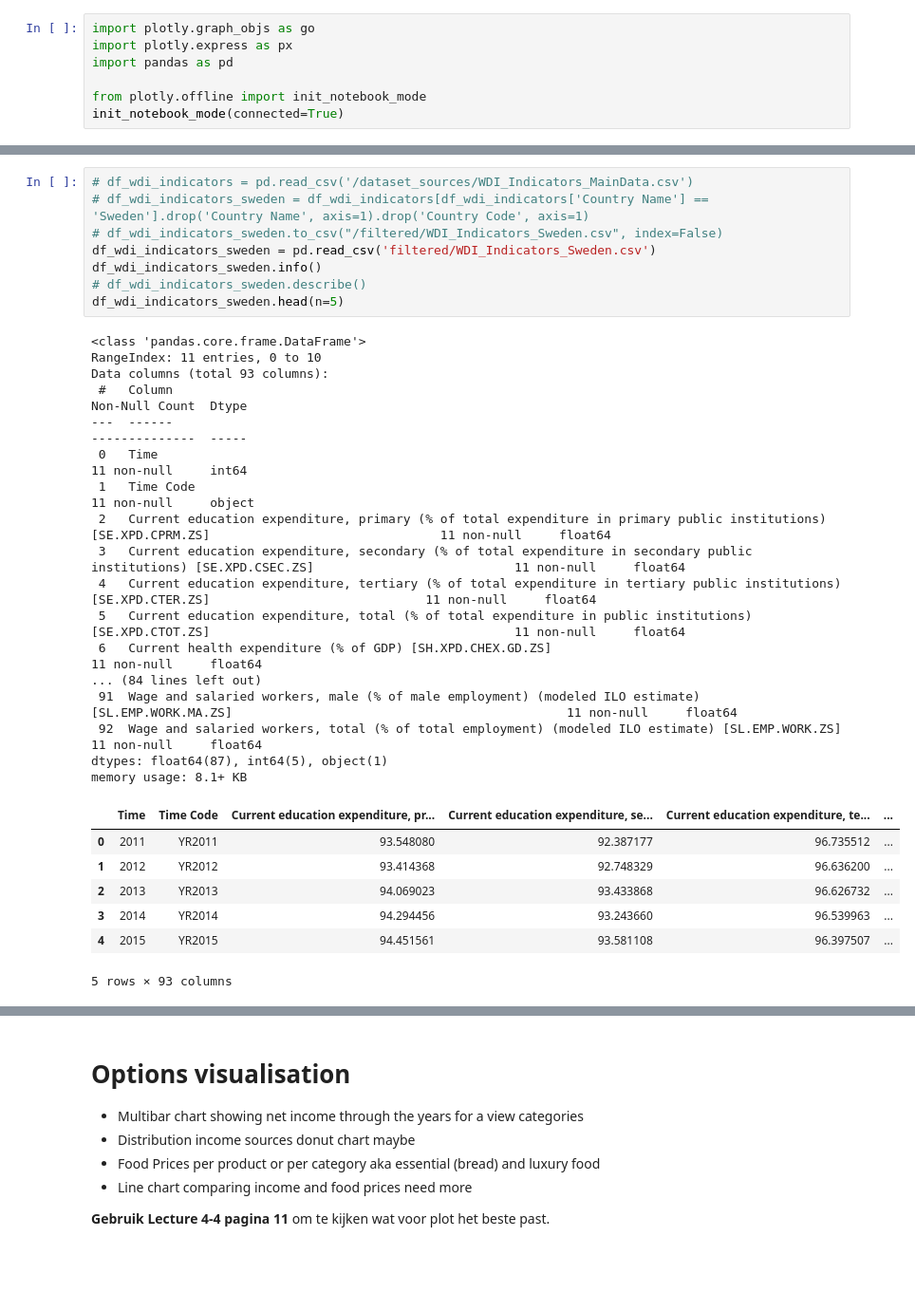
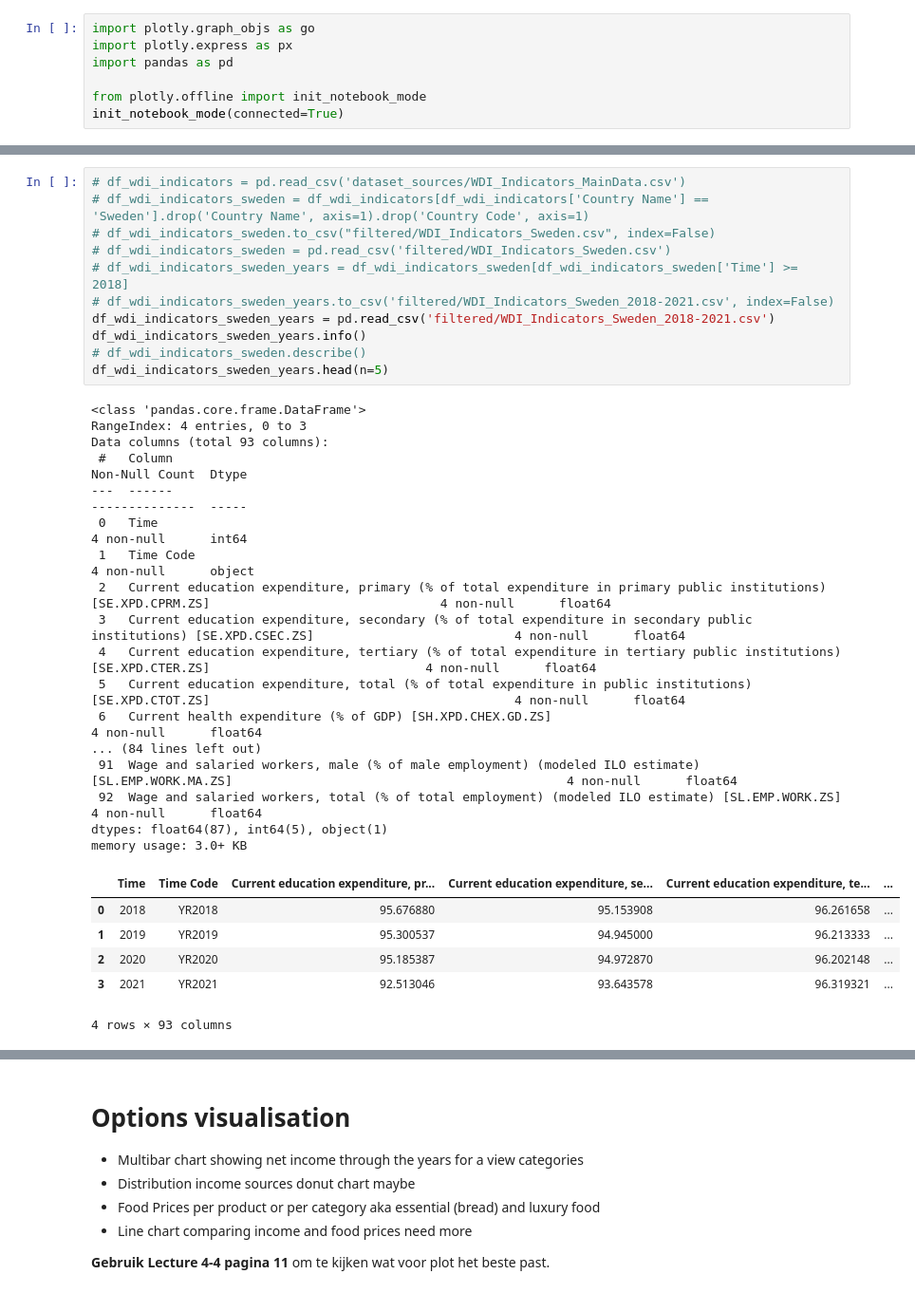
Before and after one commit to prox05/IV-KI-2025, a Jupyter notebook: _build/jupyter_execute/docs/notebook.ipynb, the cells around one changed output, grey strips where cells are left out. Shown at 95% size. Cells and saved outputs as stored; diff of their text form; blank space fills up the shorter version.

Commit message:
New filtered data only containing 2018-2021

```diff
--- a/_build/jupyter_execute/docs/notebook.ipynb
+++ b/_build/jupyter_execute/docs/notebook.ipynb
@@ -42,34 +23,36 @@ memory usage: 17.0+ KB
 # %%
-# df_wdi_indicators = pd.read_csv('/dataset_sources/WDI_Indicators_MainData.csv')
+# df_wdi_indicators = pd.read_csv('dataset_sources/WDI_Indicators_MainData.csv')
 # df_wdi_indicators_sweden = df_wdi_indicators[df_wdi_indicators['Country Name'] == 'Sweden'].drop('Country Name', axis=1).drop('Country Code', axis=1)
-# df_wdi_indicators_sweden.to_csv("/filtered/WDI_Indicators_Sweden.csv", index=False)
-df_wdi_indicators_sweden = pd.read_csv('filtered/WDI_Indicators_Sweden.csv')
-df_wdi_indicators_sweden.info()
+# df_wdi_indicators_sweden.to_csv("filtered/WDI_Indicators_Sweden.csv", index=False)
+# df_wdi_indicators_sweden = pd.read_csv('filtered/WDI_Indicators_Sweden.csv')
+# df_wdi_indicators_sweden_years = df_wdi_indicators_sweden[df_wdi_indicators_sweden['Time'] >= 2018]
+# df_wdi_indicators_sweden_years.to_csv('filtered/WDI_Indicators_Sweden_2018-2021.csv', index=False)
+df_wdi_indicators_sweden_years = pd.read_csv('filtered/WDI_Indicators_Sweden_2018-2021.csv')
+df_wdi_indicators_sweden_years.info()
 # df_wdi_indicators_sweden.describe()
-df_wdi_indicators_sweden.head(n=5)
+df_wdi_indicators_sweden_years.head(n=5)
 # %% [output]
 <class 'pandas.core.frame.DataFrame'>
-RangeIndex: 11 entries, 0 to 10
+RangeIndex: 4 entries, 0 to 3
 Data columns (total 93 columns):
  #   Column                                                                                                                                        Non-Null Count  Dtype
 ---  ------                                                                                                                                        --------------  -----
- 0   Time                                                                                                                                          11 non-null     int64
- 1   Time Code                                                                                                                                     11 non-null     object
- 2   Current education expenditure, primary (% of total expenditure in primary public institutions) [SE.XPD.CPRM.ZS]                               11 non-null     float64
- 3   Current education expenditure, secondary (% of total expenditure in secondary public institutions) [SE.XPD.CSEC.ZS]                           11 non-null     float64
- 4   Current education expenditure, tertiary (% of total expenditure in tertiary public institutions) [SE.XPD.CTER.ZS]                             11 non-null     float64
- 5   Current education expenditure, total (% of total expenditure in public institutions) [SE.XPD.CTOT.ZS]                                         11 non-null     float64
- 6   Current health expenditure (% of GDP) [SH.XPD.CHEX.GD.ZS]                                                                                     11 non-null     float64
+ 0   Time                                                                                                                                          4 non-null      int64
+ 1   Time Code                                                                                                                                     4 non-null      object
+ 2   Current education expenditure, primary (% of total expenditure in primary public institutions) [SE.XPD.CPRM.ZS]                               4 non-null      float64
+ 3   Current education expenditure, secondary (% of total expenditure in secondary public institutions) [SE.XPD.CSEC.ZS]                           4 non-null      float64
+ 4   Current education expenditure, tertiary (% of total expenditure in tertiary public institutions) [SE.XPD.CTER.ZS]                             4 non-null      float64
+ 5   Current education expenditure, total (% of total expenditure in public institutions) [SE.XPD.CTOT.ZS]                                         4 non-null      float64
+ 6   Current health expenditure (% of GDP) [SH.XPD.CHEX.GD.ZS]                                                                                     4 non-null      float64
 ... (84 lines left out)
- 91  Wage and salaried workers, male (% of male employment) (modeled ILO estimate) [SL.EMP.WORK.MA.ZS]                                             11 non-null     float64
- 92  Wage and salaried workers, total (% of total employment) (modeled ILO estimate) [SL.EMP.WORK.ZS]                                              11 non-null     float64
+ 91  Wage and salaried workers, male (% of male employment) (modeled ILO estimate) [SL.EMP.WORK.MA.ZS]                                             4 non-null      float64
+ 92  Wage and salaried workers, total (% of total employment) (modeled ILO estimate) [SL.EMP.WORK.ZS]                                              4 non-null      float64
 dtypes: float64(87), int64(5), object(1)
-memory usage: 8.1+ KB
+memory usage: 3.0+ KB
 |  | Time | Time Code | Current education expenditure, pr... | Current education expenditure, se... | Current education expenditure, te... | ... |
-| 0 | 2011 | YR2011 | 93.548080 | 92.387177 | 96.735512 | ... |
-| 1 | 2012 | YR2012 | 93.414368 | 92.748329 | 96.636200 | ... |
-| 2 | 2013 | YR2013 | 94.069023 | 93.433868 | 96.626732 | ... |
-| 3 | 2014 | YR2014 | 94.294456 | 93.243660 | 96.539963 | ... |
-| 4 | 2015 | YR2015 | 94.451561 | 93.581108 | 96.397507 | ... |
+| 0 | 2018 | YR2018 | 95.676880 | 95.153908 | 96.261658 | ... |
+| 1 | 2019 | YR2019 | 95.300537 | 94.945000 | 96.213333 | ... |
+| 2 | 2020 | YR2020 | 95.185387 | 94.972870 | 96.202148 | ... |
+| 3 | 2021 | YR2021 | 92.513046 | 93.643578 | 96.319321 | ... |
-5 rows × 93 columns
+4 rows × 93 columns
 # %%
```
Also changed, not shown: parts of 2 cells of this notebook, 15 other files.
